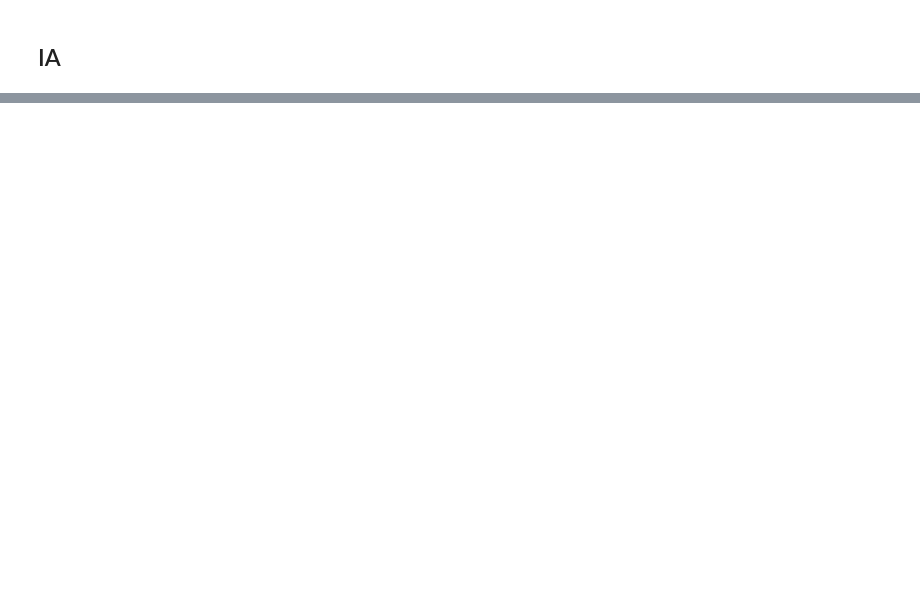
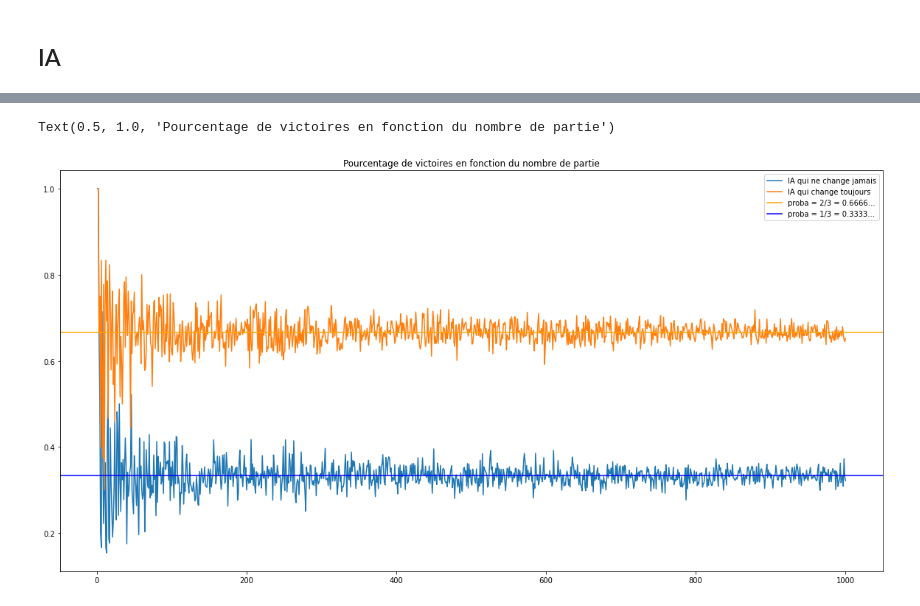
Before and after one commit to Selimmmm/hetic_pmd_maths_public, a Jupyter notebook: MontyHall.ipynb, the cells around one changed output, grey strips where cells are left out. Saved outputs shown, nothing was run; the diff lists cells and outputs as text; code cells hidden in the pictures; blank space fills up the shorter version.

```diff
--- a/MontyHall.ipynb
+++ b/MontyHall.ipynb
@@ -150,3 +153,23 @@ Text(0.5, 1.0, 'Pourcentage de victoire par IA')
+# %%
+stats_ia = {ia_1: [], ia_2: []}
+for x in range(1,1001):
+    for ia in [ia_1, ia_2]:
+        mh = MontyHall(user=ia, n_games=x)
+        mh.many_games()
+        #print(f"{mh.victory_count} victoire sur {mh.n_games} parties - soit {'{:.2%}'.format(mh.victory_count / mh.n_games)}")
+        stats_ia[ia].append(mh.victory_count / mh.n_games)
+# %%
+df = pd.DataFrame.from_dict(stats_ia, orient='index').T
+df.index = range(1, 1001)
+df = df.rename(columns={ia_1:"IA qui ne change jamais", ia_2: "IA qui change toujours"})
+df.plot(figsize=(20,10))
+plt.axhline(2/3, color='orange', label="proba = 2/3 = 0.6666...")
+plt.axhline(1/3, color='blue', label="proba = 1/3 = 0.3333...")
+plt.legend()
+plt.title("Pourcentage de victoires en fonction du nombre de partie")
+# %% [output]
+Text(0.5, 1.0, 'Pourcentage de victoires en fonction du nombre de partie')
+[figure, added]
 # %%
 mh = MontyHall(user='ia_dumb', n_games=1000)
 mh.many_games()
```
Also changed, not shown: parts of 7 cells of this notebook, 1 other file.
